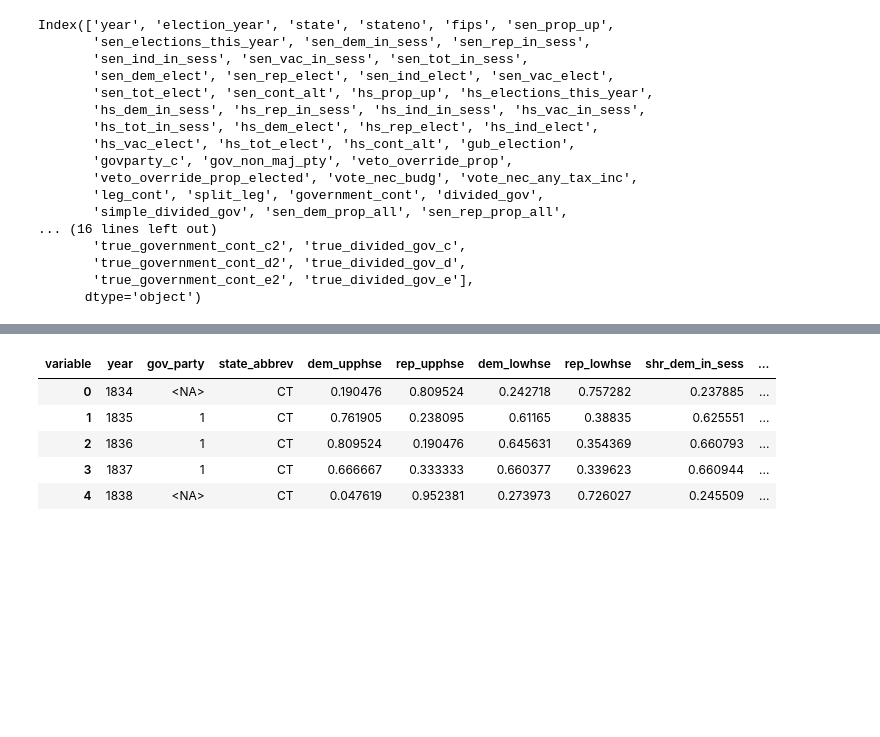
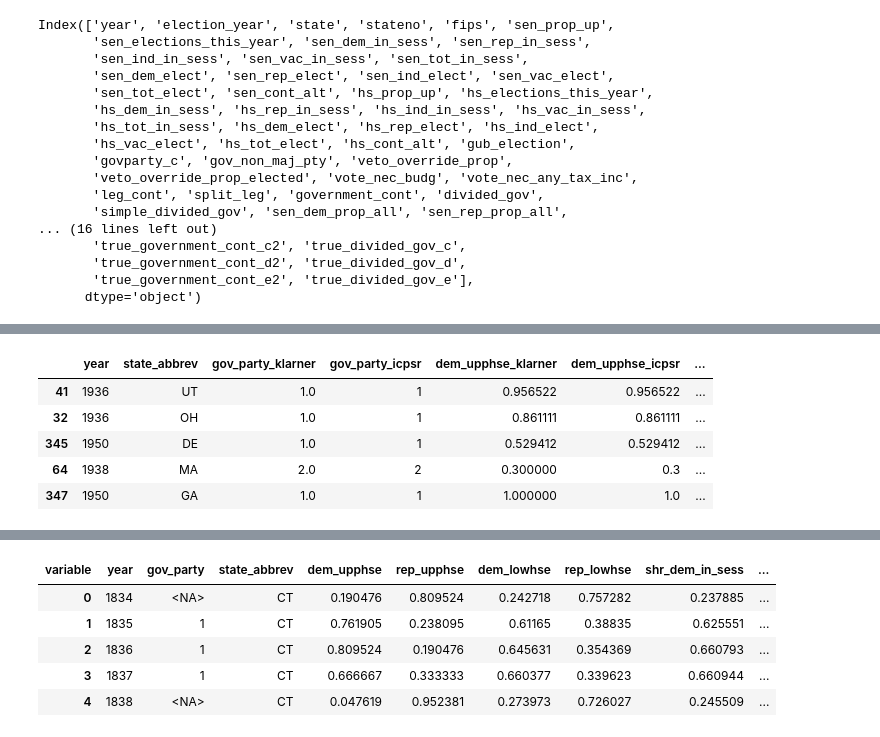
Before and after one commit to batShimon/similarity_data, a Jupyter notebook: Cleaning_icpsr16_partisan_composition.ipynb, the cells around one changed output, grey strips where cells are left out. Cells and saved outputs as stored; diff of their text form; code cells hidden in the pictures; blank space fills up the shorter version.

```diff
--- a/Cleaning_icpsr16_partisan_composition.ipynb
+++ b/Cleaning_icpsr16_partisan_composition.ipynb
@@ -865,8 +909,6 @@ Name: count, Length: 76, dtype: int64
 # %%
-# Loading Karl Clarner's dataset for years 1934-2011
-klarner1_0 = pd.read_excel(os.path.join(raw_data_dir, "Klarner_partisan_composition/Partisan_Balance_For_Use2011_06_09b.xlsx"))
-
-klarner1 = klarner1_0[['state', 'election_year', 'sen_dem_prop_all', 'sen_rep_prop_all', 'hs_dem_prop_all',
+# Keeping only the columns that are needed for the analysis
+klarner1 = klarner_noNAs[['state', 'election_year', 'sen_dem_prop_all', 'sen_rep_prop_all', 'hs_dem_prop_all',
 'hs_rep_prop_all', 'sen_dem_in_sess', 'sen_rep_in_sess', 'sen_tot_in_sess', 'hs_dem_in_sess',
 'hs_rep_in_sess', 'hs_tot_in_sess', 'govparty_c']].copy()
 
@@ -978,3 +978,0 @@ print(filtered_rows.sample(5, random_state=44))
-# %%
-klarner1 = klarner1.dropna(subset=[col for col in klarner1.columns if col not in ['year', 'state_abbrev']], how='all')
-klarner1[klarner1['year'] == 1934]
@@ -1005,0 +1014,24 @@ AssertionError: The minimum year should be 1935.
+# %%
+icpsr_filt = icpsr_df[icpsr_df['year'] >= 1935]
+klarner_filt = klarner1[klarner1['year'] <= 1975]
+
+icpsr_filt_even = icpsr_filt[icpsr_filt['year'] % 2 == 0]
+klarner_filt_even = klarner_filt[klarner_filt['year'] % 2 == 0]
+# %%
+merged_even = pd.merge(klarner_filt_even, icpsr_filt_even, on=['year', 'state_abbrev'], suffixes=('_klarner', '_icpsr'), how='outer')
+
+# Reorder the columns
+merged_even = merged_even[['year', 'state_abbrev', 'gov_party_klarner', 'gov_party_icpsr',
+                           'dem_upphse_klarner', 'dem_upphse_icpsr', 'rep_upphse_klarner',
+                           'rep_upphse_icpsr', 'dem_lowhse_klarner', 'dem_lowhse_icpsr',
+                           'rep_lowhse_klarner', 'rep_lowhse_icpsr', 'shr_dem_in_sess_klarner',
+                           'shr_dem_in_sess_icpsr', 'shr_rep_in_sess_klarner', 'shr_rep_in_sess_icpsr']]
+# %%
+merged_even.sample(5, random_state=44)
+# %% [output]
+|  | year | state_abbrev | gov_party_klarner | gov_party_icpsr | dem_upphse_klarner | dem_upphse_icpsr | ... |
+| 41 | 1936 | UT | 1.0 | 1 | 0.956522 | 0.956522 | ... |
+| 32 | 1936 | OH | 1.0 | 1 | 0.861111 | 0.861111 | ... |
+| 345 | 1950 | DE | 1.0 | 1 | 0.529412 | 0.529412 | ... |
+| 64 | 1938 | MA | 2.0 | 2 | 0.300000 | 0.3 | ... |
+| 347 | 1950 | GA | 1.0 | 1 | 1.000000 | 1.0 | ... |
```
Also changed, not shown: parts of 26 cells of this notebook.
